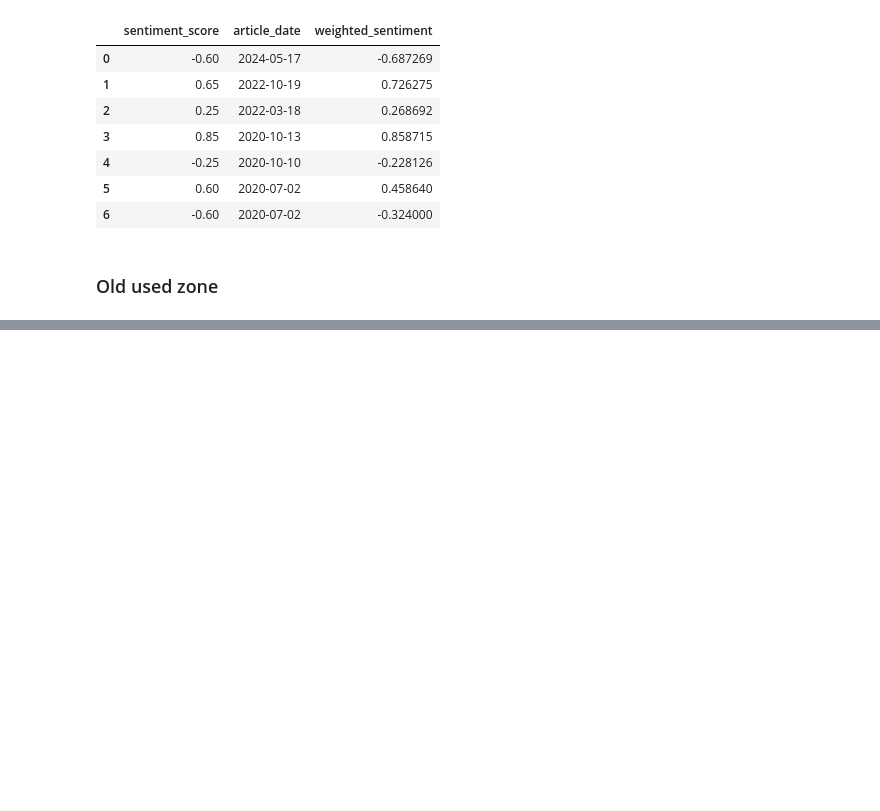
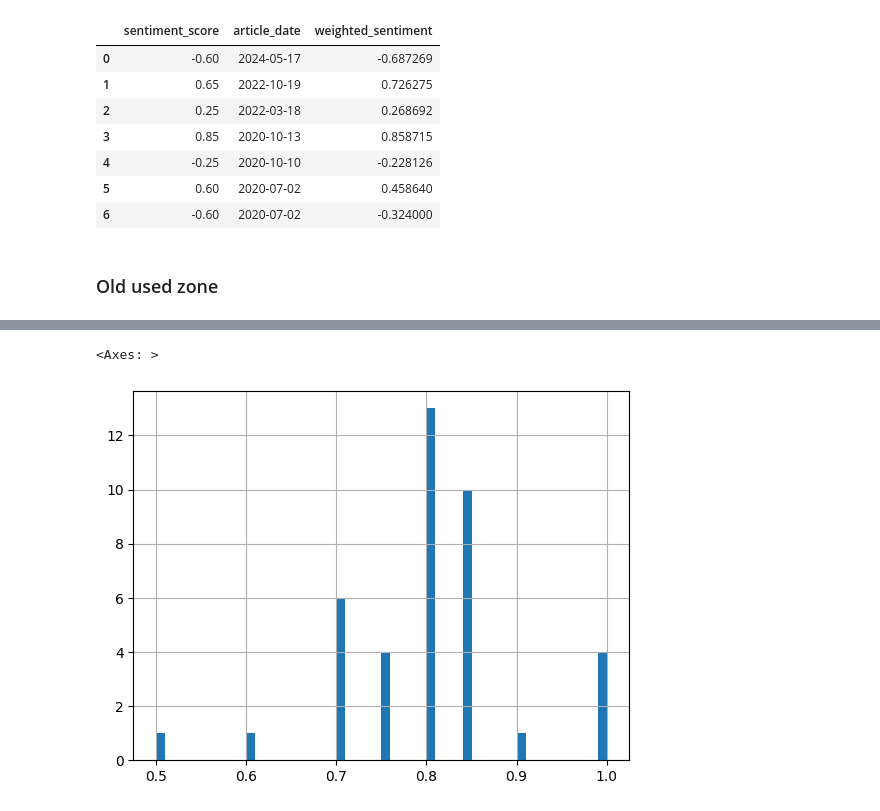
Before and after one commit to Demvok/NewsAnalysis, a Jupyter notebook: main_test.ipynb, the cells around one changed output, grey strips where cells are left out. Saved outputs shown, nothing was run; the diff lists cells and outputs as text; code cells hidden in the pictures; blank space fills up the shorter version.

```diff
--- a/main_test.ipynb
+++ b/main_test.ipynb
@@ -201,0 +277,5 @@ t_get_unprocessed_chunks_input()
+# %%
+df.contribution_score.hist(bins=50)
+# %% [output]
+<Axes: >
+[figure, added]
```
Also changed, not shown: parts of 25 cells of this notebook, 4 other files.
